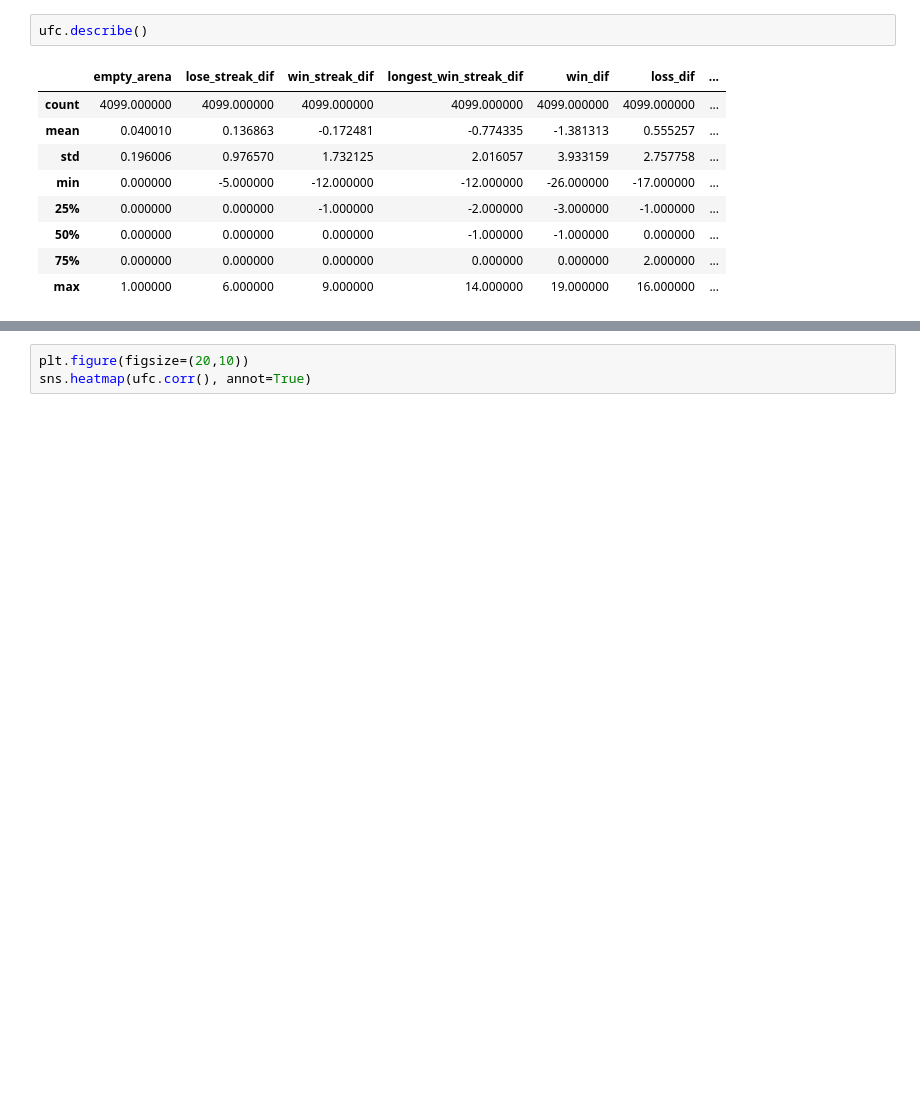
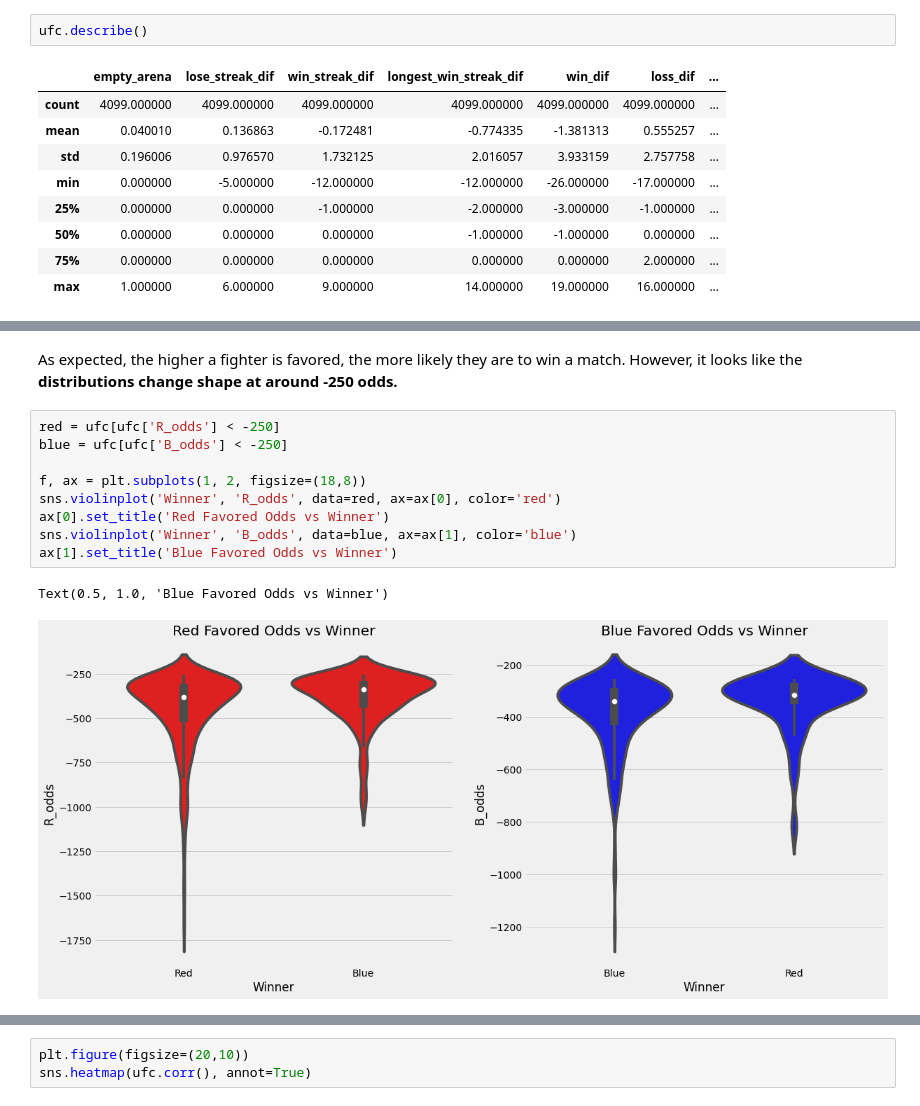
Before and after one commit to jpz129/ufc_bets, a Jupyter notebook: mma-bets/notebooks/1-exploration.ipynb, the cells around one changed output, grey strips where cells are left out. Cells and saved outputs as stored; diff of their text form; blank space fills up the shorter version.

```diff
--- a/mma-bets/notebooks/1-exploration.ipynb
+++ b/mma-bets/notebooks/1-exploration.ipynb
@@ -140,0 +176,14 @@ import seaborn as sns
+# %% [markdown]
+As expected, the higher a fighter is favored, the more likely they are to win a match.  However, it looks like the **distributions change shape at around -250 odds.**
+# %%
+red = ufc[ufc['R_odds'] < -250]
+blue = ufc[ufc['B_odds'] < -250]
+
+f, ax = plt.subplots(1, 2, figsize=(18,8))
+sns.violinplot('Winner', 'R_odds', data=red, ax=ax[0], color='red')
+ax[0].set_title('Red Favored Odds vs Winner')
+sns.violinplot('Winner', 'B_odds', data=blue, ax=ax[1], color='blue')
+ax[1].set_title('Blue Favored Odds vs Winner')
+# %% [output]
+Text(0.5, 1.0, 'Blue Favored Odds vs Winner')
+[figure, added]
```
Also changed, not shown: parts of 14 cells of this notebook.
